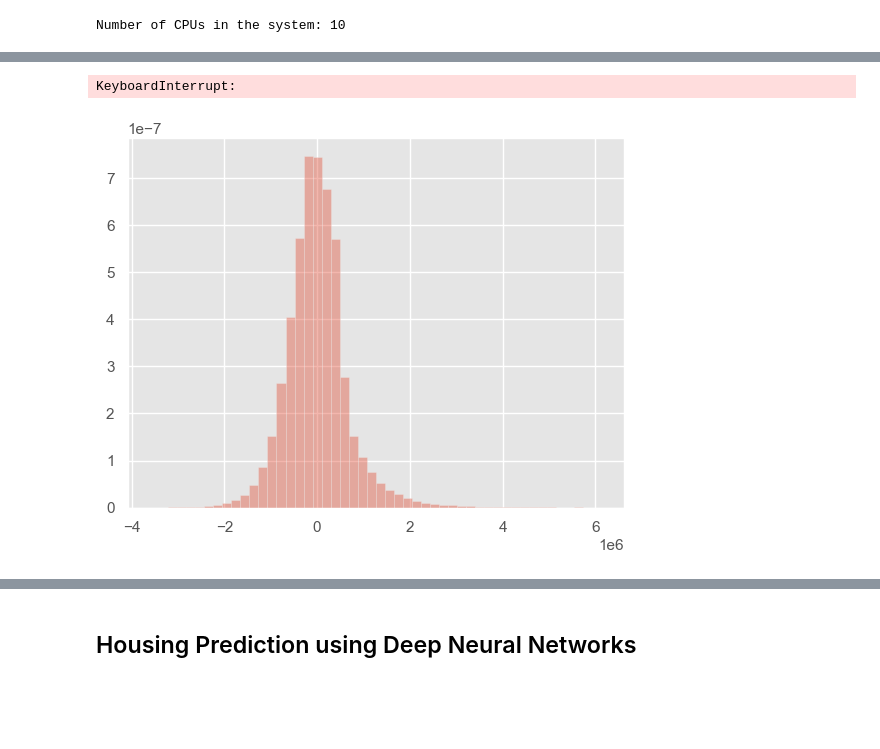
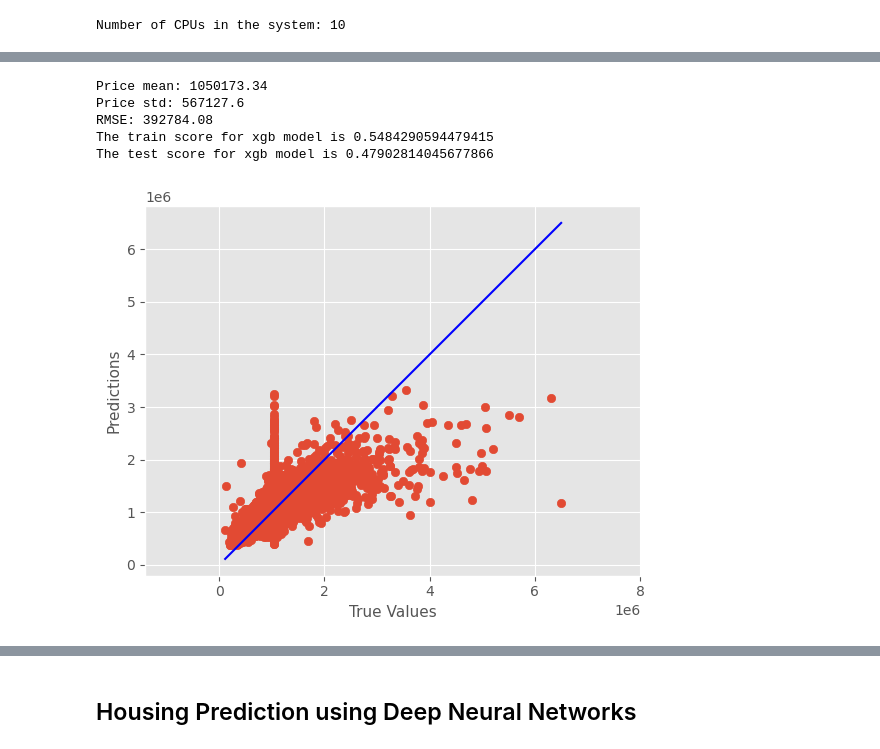
Before and after one commit to JacobJ215/Melbourne-Housing-Price-Prediction, a Jupyter notebook: housing_price_prediction.ipynb, the cells around one changed output, grey strips where cells are left out. Drawn from its saved outputs; the diff is of its cells as text; code cells hidden in the pictures; blank space fills up the shorter version.

```diff
--- a/housing_price_prediction.ipynb
+++ b/housing_price_prediction.ipynb
@@ -405,5 +400,36 @@ plt.scatter(y_test, predicted)
-# %%
-sns.distplot((y_test-predicted), bins=50)
-# %% [output]
-KeyboardInterrupt:
-[figure, removed]
+# %%
+# Obtain the performance metrics
+print('Price mean:', np.round(np.mean(y), 2))
+print('Price std:', np.round(np.std(y), 2))
+print('RMSE:', np.round(np.sqrt(mean_squared_error(y_test, xgb_model.predict(X_test))), 2))
+
+train_score_reg = xgb_model.score(X_train, y_train)
+test_score_reg = xgb_model.score(X_test, y_test)
+
+print("The train score for xgb model is {}".format(train_score_reg))
+print("The test score for xgb model is {}".format(test_score_reg))
+
+
+# Compare predicted and actual values
+
+df_comp = pd.DataFrame({'Actual': np.round(y_test.ravel(), 2),
+                   'Predicted': np.round(predicted.ravel(), 2)})
+df_comp.head(10)
+
+# Plot he predicted vs actual prices
+plt.scatter(df_comp['Actual'], df_comp['Predicted'])
+
+p1 = max(max(df_comp['Predicted']), max(df_comp['Actual']))
+p2 = min(min(df_comp['Predicted']), min(df_comp['Actual']))
+plt.plot([p1, p2], [p1, p2], 'b-')
+plt.xlabel('True Values', fontsize=11)
+plt.ylabel('Predictions', fontsize=11)
+plt.axis('equal')
+plt.show()
+# %% [output]
+Price mean: 1050173.34
+Price std: 567127.6
+RMSE: 392784.08
+The train score for xgb model is 0.5484290594479415
+The test score for xgb model is 0.47902814045677866
+[figure, added]
```
Also changed, not shown: parts of 28 cells of this notebook.
